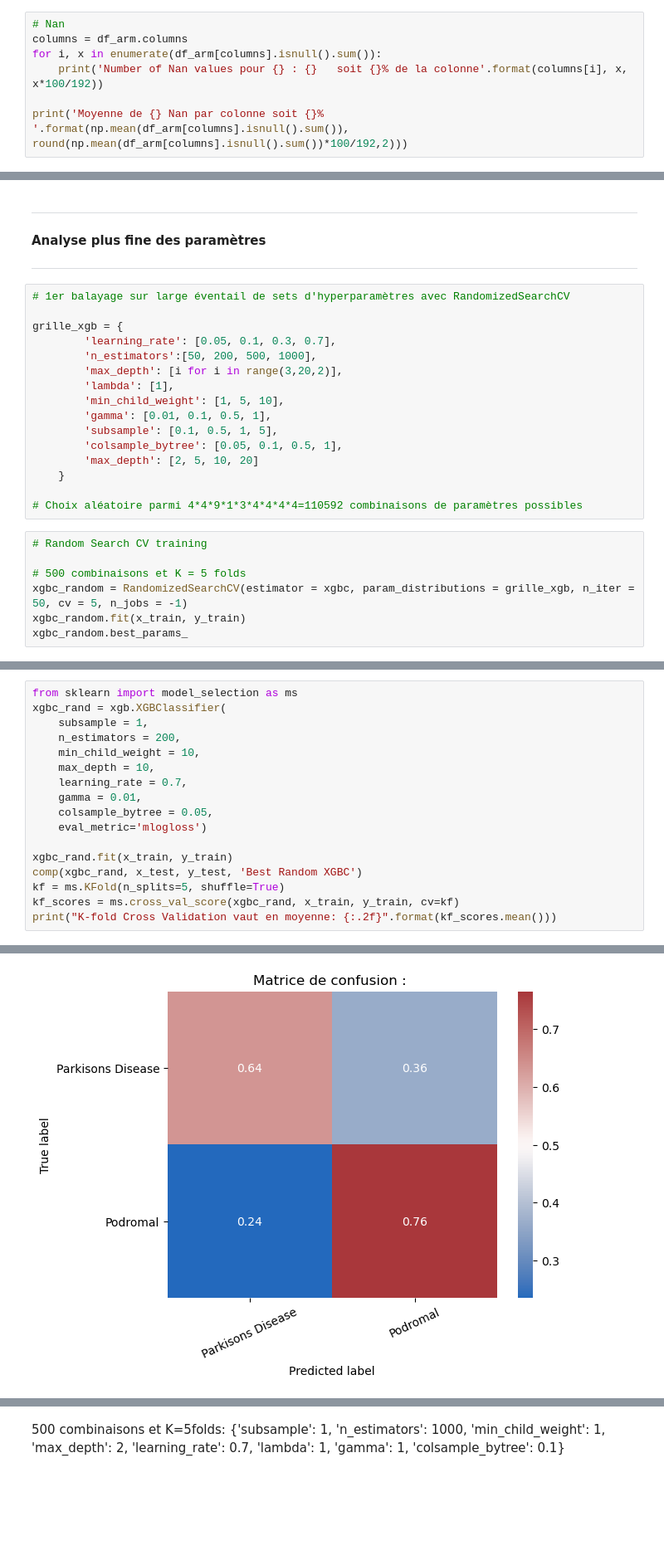
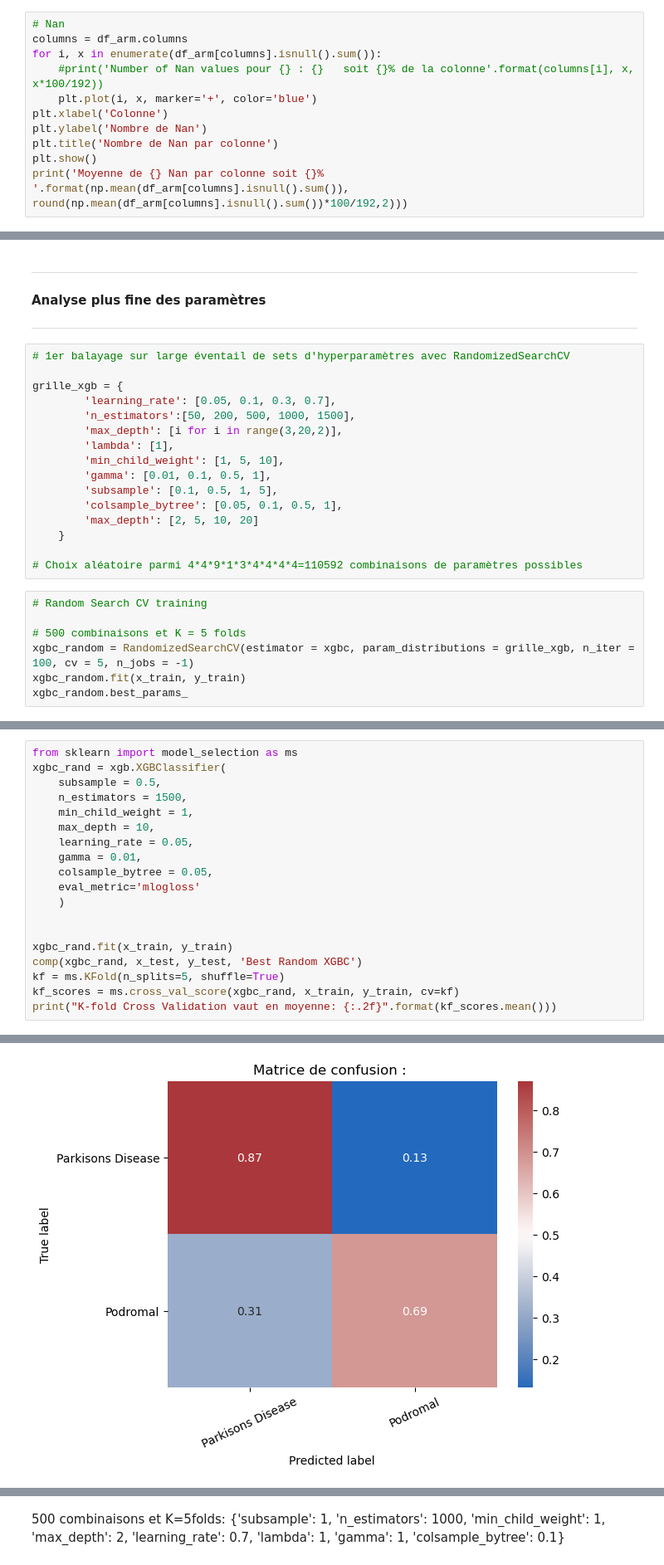
Before and after one commit to Ohm-T/Cassiopee, a Jupyter notebook: Gait Parkinson.ipynb, the cells around one changed output, grey strips where cells are left out. Shown at 83% size. Saved outputs shown, nothing was run; the diff lists cells and outputs as text; blank space fills up the shorter version.

```diff
--- a/Gait Parkinson.ipynb
+++ b/Gait Parkinson.ipynb
@@ -357,7 +357,11 @@ df_arm.shape
 # Nan
 columns = df_arm.columns
 for i, x in enumerate(df_arm[columns].isnull().sum()):
-    print('Number of Nan values pour {} : {}   soit {}% de la colonne'.format(columns[i], x, x*100/192))
-
+    #print('Number of Nan values pour {} : {}   soit {}% de la colonne'.format(columns[i], x, x*100/192))
+    plt.plot(i, x, marker='+', color='blue')
+plt.xlabel('Colonne')
+plt.ylabel('Nombre de Nan')
+plt.title('Nombre de Nan par colonne')
+plt.show()
 print('Moyenne de {} Nan par colonne soit {}% '.format(np.mean(df_arm[columns].isnull().sum()), round(np.mean(df_arm[columns].isnull().sum())*100/192,2)))
 # %% [output]
@@ -884,7 +847,7 @@ K-fold Cross Validation vaut en moyenne: 0.68
 
 grille_xgb = {
         'learning_rate': [0.05, 0.1, 0.3, 0.7],
-        'n_estimators':[50, 200, 500, 1000],
+        'n_estimators':[50, 200, 500, 1000, 1500],
         'max_depth': [i for i in range(3,20,2)],
         'lambda': [1],
         'min_child_weight': [1, 5, 10],
@@ -899,7 +862,7 @@ grille_xgb = {
 # Random Search CV training
 
 # 500 combinaisons et K = 5 folds
-xgbc_random = RandomizedSearchCV(estimator = xgbc, param_distributions = grille_xgb, n_iter = 50, cv = 5, n_jobs = -1)
+xgbc_random = RandomizedSearchCV(estimator = xgbc, param_distributions = grille_xgb, n_iter = 100, cv = 5, n_jobs = -1)
 xgbc_random.fit(x_train, y_train)
 xgbc_random.best_params_
 # %% [output]
@@ -914,14 +877,16 @@ xgbc_random.best_params_
 # %%
 from sklearn import model_selection as ms
 xgbc_rand = xgb.XGBClassifier(
-    subsample = 1,
-    n_estimators = 200,
-    min_child_weight = 10,
+    subsample = 0.5,
+    n_estimators = 1500,
+    min_child_weight = 1,
     max_depth = 10,
-    learning_rate = 0.7,
+    learning_rate = 0.05,
     gamma = 0.01,
     colsample_bytree = 0.05,
-    eval_metric='mlogloss')
+    eval_metric='mlogloss'
+    )
+
 
 xgbc_rand.fit(x_train, y_train)
 comp(xgbc_rand, x_test, y_test, 'Best Random XGBC')
@@ -934,4 +899,4 @@ Accuracy :  0.6923076923076923
-[figure, old version]
+[figure, new version]
 Rapport :
               precision    recall  f1-score   support
 
```
Also changed, not shown: parts of 13 cells of this notebook, 2 other files.
